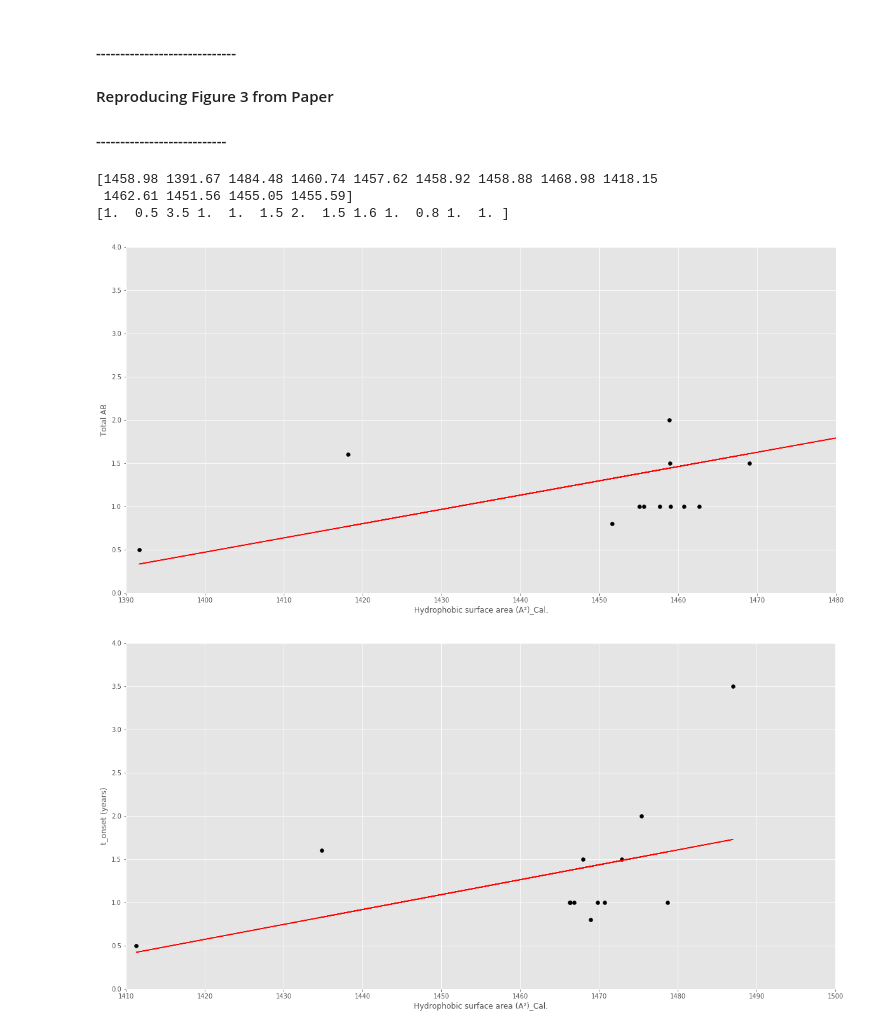
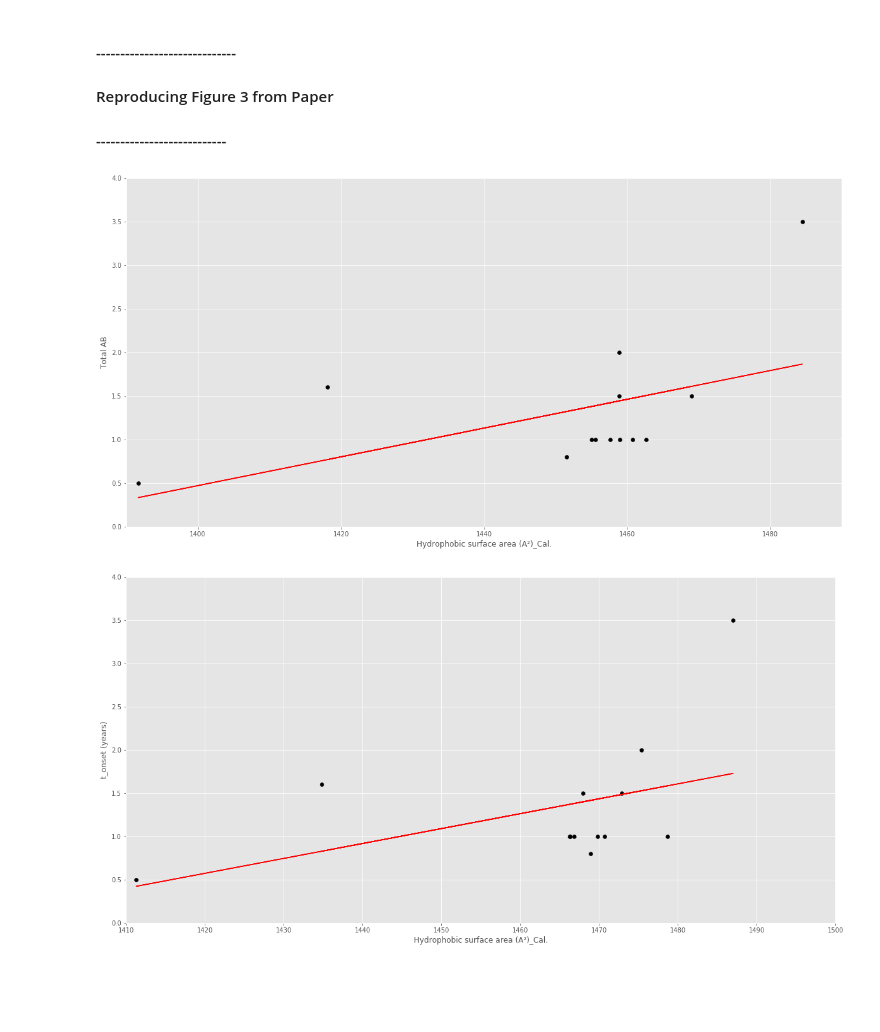
Before and after one commit to 188-project/Amyloid-Beta-Final-Project, a Jupyter notebook: 3-9 Final Project Amyloid Beta.ipynb, the cells around one changed output. Saved outputs shown, nothing was run; the diff lists cells and outputs as text; code cells hidden in the pictures; blank space fills up the shorter version.

```diff
--- a/3-9 Final Project Amyloid Beta.ipynb
+++ b/3-9 Final Project Amyloid Beta.ipynb
@@ -144,35 +144,36 @@ plt.show()
 # Linear model will have the form y = ax + b, where beta = [a, b]
 from scipy.optimize import leastsq
 # Define function to calculate model output
-def linear_model(x_LM, params_LM):
+def generate_linear_y(x_LM, params_LM):
     y_model_LM = params_LM[0] * x_LM + params_LM[1]
 
     return y_model_LM
 
-x_dummy = np.linspace(0, 100, 101)
-y_dummy = linear_model(x_dummy, [1, 0])
+x_dummy = np.linspace(-100, 100, 201)
+guess_params_dummy = [1, 0]
+y_dummy = generate_linear_y(x_dummy, guess_params_dummy)
 assert(np.all(x_dummy == y_dummy))
 
 # Define residuals function
 def residuals_OLS(params_ROLS, x_ROLS, y_ROLS):
-    y_model_ROLS = linear_model(x_ROLS, params_ROLS) #params_ROLS = [slope, b]
+    y_model_ROLS = generate_linear_y(x_ROLS, params_ROLS) #params_ROLS = [slope, y-int]
 
     return (y_model_ROLS - y_ROLS)
 
-assert(np.sum(residuals_OLS([1, 0], x_dummy, y_dummy)) == 0)
+assert(np.sum(residuals_OLS(guess_params_dummy, x_dummy, y_dummy)) == 0)
 
 # Write function for applying least squares that returns optimal beta
 def least_sq(residuals_LS, params_LS, args_LS):
     lSqVals = leastsq(residuals_LS, params_LS, args = args_LS)
     return lSqVals[0]
 
-guess_params_dummy = [1, 0]
 assert(np.all(least_sq(residuals_OLS, guess_params_dummy, args_LS = (x_dummy, y_dummy)) == guess_params_dummy))
 
-# Define function to return model
-def generate_linear_model(x_GM, y_GM, guess_params_GM, residuals_GM):
-    beta_GM = least_sq(residuals_GM, guess_params_GM, args_LS = (x_GM, y_GM))
-    y_model_GM = beta_GM[0] * x_GM + beta_GM[1]
-    return [y_model_GM, beta_GM]
+# Define function to return y values of model and beta values
+def generate_linear_model(x_GLM, y_GLM, guess_params_GLM, residuals_GLM):
+    beta_GLM = least_sq(residuals_GLM, guess_params_GLM, args_LS = (x_GLM, y_GLM))
+    y_model_GLM = generate_linear_y(x_GLM, beta_GLM)
 
-assert(np.all(generate_linear_model(x_dummy, y_dummy, guess_params_dummy, residuals_OLS)[0] == x_dummy))
+    return [y_model_GLM, beta_GLM]
+
+assert(np.all(generate_linear_model(x_dummy, y_dummy, guess_params_dummy, residuals_OLS)[0] == y_dummy))
@@ -968,11 +1007,11 @@ plt.show()
 _1IYT_total_AB_subset_1 = _1IYT_total_AB[0:10]
 _1IYT_hydrophobic_SAS_subset_1 = _1IYT_hydrophobic_SAS[0:10]
 
-_1IYT_total_AB_E22K = _1IYT_total_AB[10]
-_1IYT_hydrophobic_SAS_E22K = _1IYT_hydrophobic_SAS[11]
+_1IYT_total_AB_E22K = _1IYT_total_AB[11]
+_1IYT_hydrophobic_SAS_E22K = _1IYT_hydrophobic_SAS[10]
 
-_1IYT_total_AB_E22Q = _1IYT_total_AB[11]
-_1IYT_hydrophobic_SAS_E22Q = _1IYT_hydrophobic_SAS[10]
+_1IYT_total_AB_E22Q = _1IYT_total_AB[10]
+_1IYT_hydrophobic_SAS_E22Q = _1IYT_hydrophobic_SAS[11]
 
 _1IYT_total_AB_D23N = _1IYT_total_AB[12]
 _1IYT_hydrophobic_SAS_D23N = _1IYT_hydrophobic_SAS[12]
@@ -1034,35 +1073,29 @@ AllTotalABFig3d = rearrange_data(_2LFM_total_AB_subset_1, _2LFM_total_AB_E22K, _
 # %%
 #Figure 3a
 
 #Plot data
 plt.figure(figsize = (20, 10))
 plt.scatter(AllHydrophobicSASFig3a, AllTotalABFig3a, c = 'k')
-
-print(AllHydrophobicSASFig3a)
-print(AllTotalABFig3a)
 
 # Generate Linear Model
 guess_params_fig_3a = [0.1, -100]
 model_fig_3a = generate_linear_model(AllHydrophobicSASFig3a, AllTotalABFig3a, guess_params_fig_3a, residuals_OLS)
 
 # Plot Models
 plt.plot(AllHydrophobicSASFig3a, model_fig_3a[0], c = 'r')
 
 #Set axis limits
 axis = plt.gca()
-axis.set_xlim([1390,1480])
+axis.set_xlim([1390,1490])
 axis.set_ylim([0,4])
 
 #Labels
 plt.xlabel('Hydrophobic surface area (A²)_Cal.')
 plt.ylabel('Total AB')
 
 plt.show()
 # %% [output]
-[1458.98 1391.67 1484.48 1460.74 1457.62 1458.92 1458.88 1468.98 1418.15
- 1462.61 1451.56 1455.05 1455.59]
-[1.  0.5 3.5 1.  1.  1.5 2.  1.5 1.6 1.  0.8 1.  1. ]
-[figure, old version]
+[figure, new version]
 # %%
 #Figure 3b
 
```
Also changed, not shown: parts of 11 cells of this notebook.
